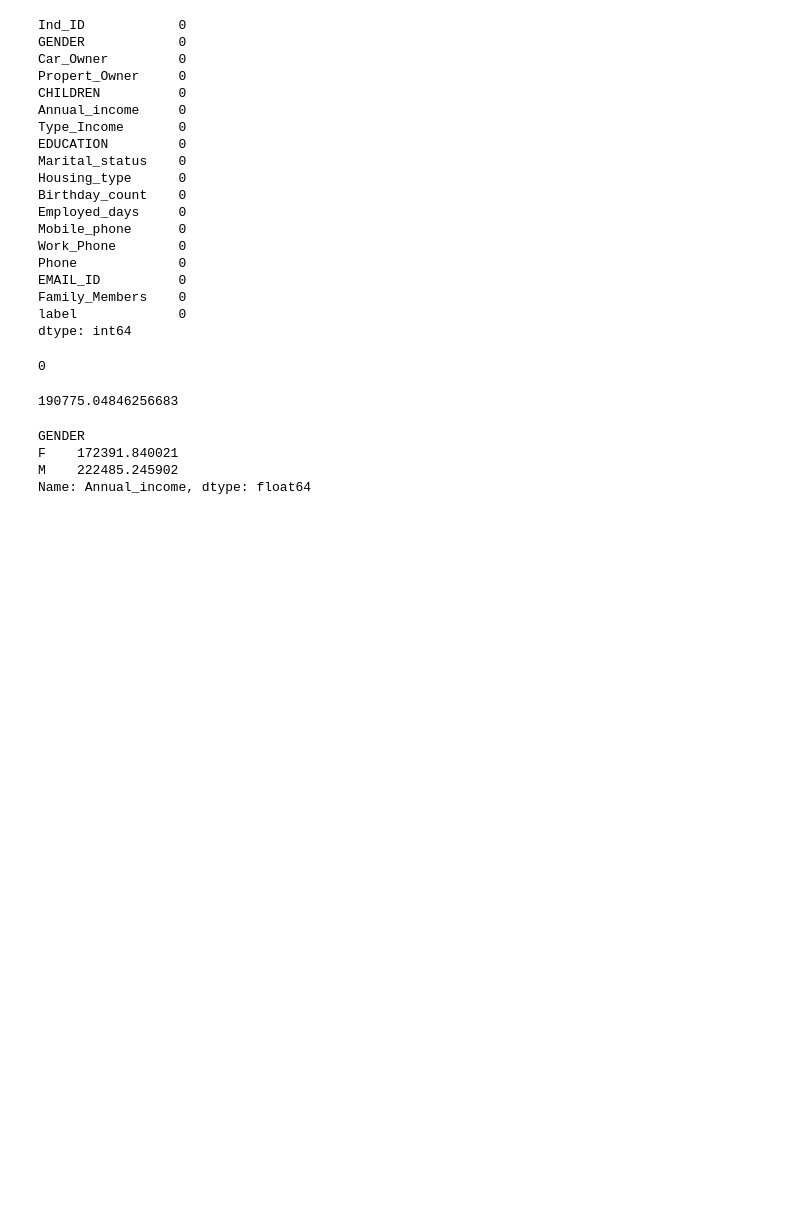
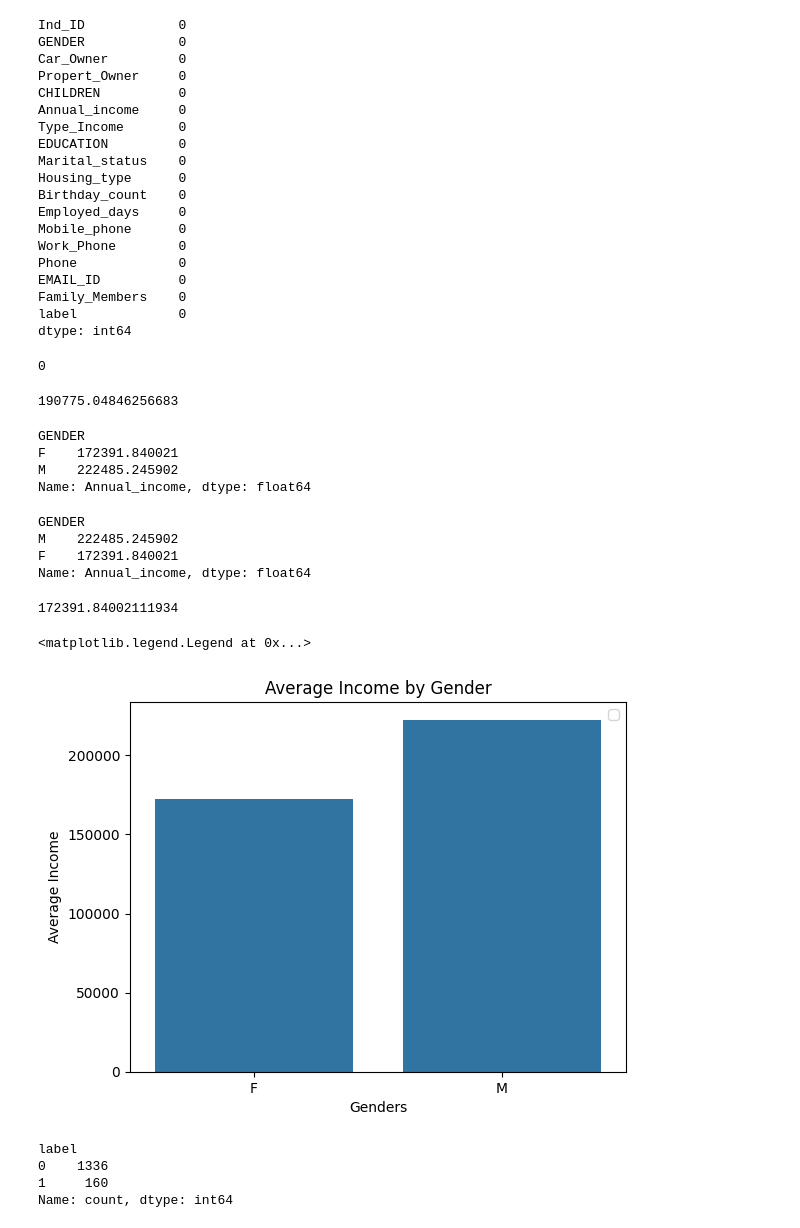
Before and after one commit to chaudharijay/Credit-card-Approval, a Jupyter notebook: model.ipynb, the cells around one changed output. Cells and saved outputs as stored; diff of their text form; code cells hidden in the pictures; blank space fills up the shorter version.

```diff
--- a/model.ipynb
+++ b/model.ipynb
@@ -205,3 +205,32 @@ GENDER
 F    172391.840021
 M    222485.245902
 Name: Annual_income, dtype: float64
+# %%
+gender_income.sort_values(ascending=False)
+# %% [output]
+GENDER
+M    222485.245902
+F    172391.840021
+Name: Annual_income, dtype: float64
+# %%
+gender_income.sort_values(ascending=False)[0]
+gender_income.sort_values(ascending=False)[1]
+# %% [output]
+172391.84002111934
+# %%
+sns.barplot(x=gender_income.index, y=gender_income.values)
+plt.title("Average Income by Gender")
+plt.xlabel("Genders")
+plt.ylabel("Average Income")
+plt.legend()
+# %% [output]
+<matplotlib.legend.Legend at 0x...>
+[figure, added]
+# %%
+label_counts = df['label'].value_counts()
+label_counts
+# %% [output]
+label
+0    1336
+1     160
+Name: count, dtype: int64
```
Also changed, not shown: parts of 6 cells of this notebook.
